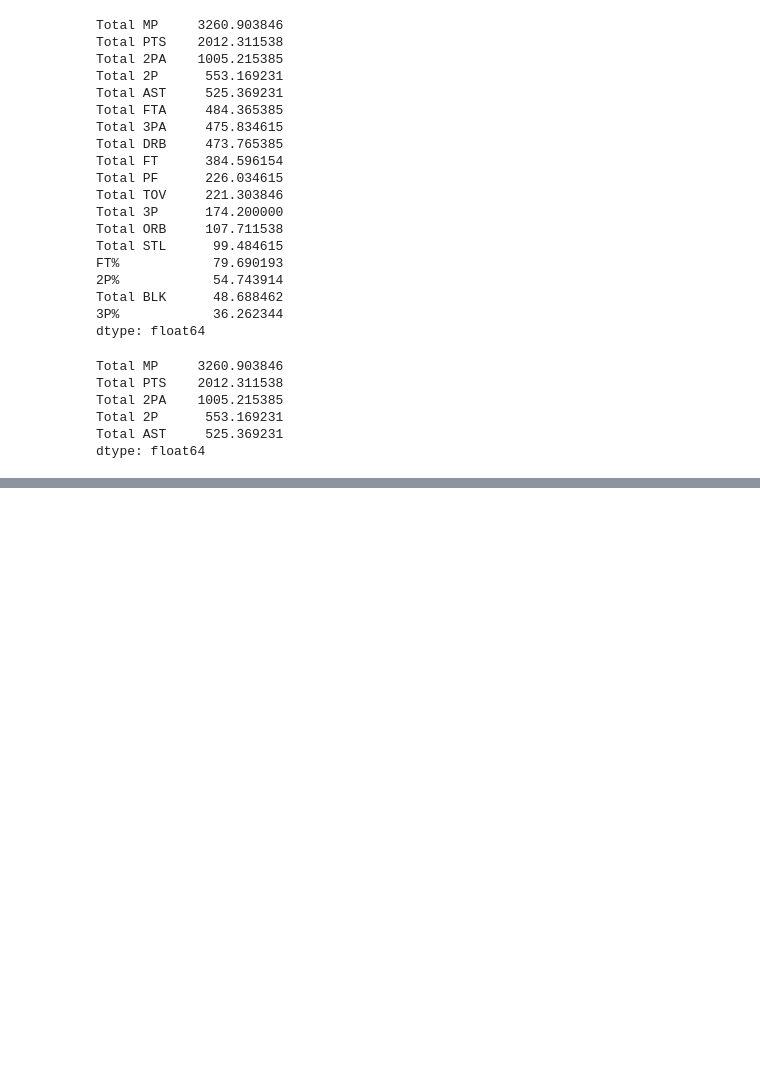
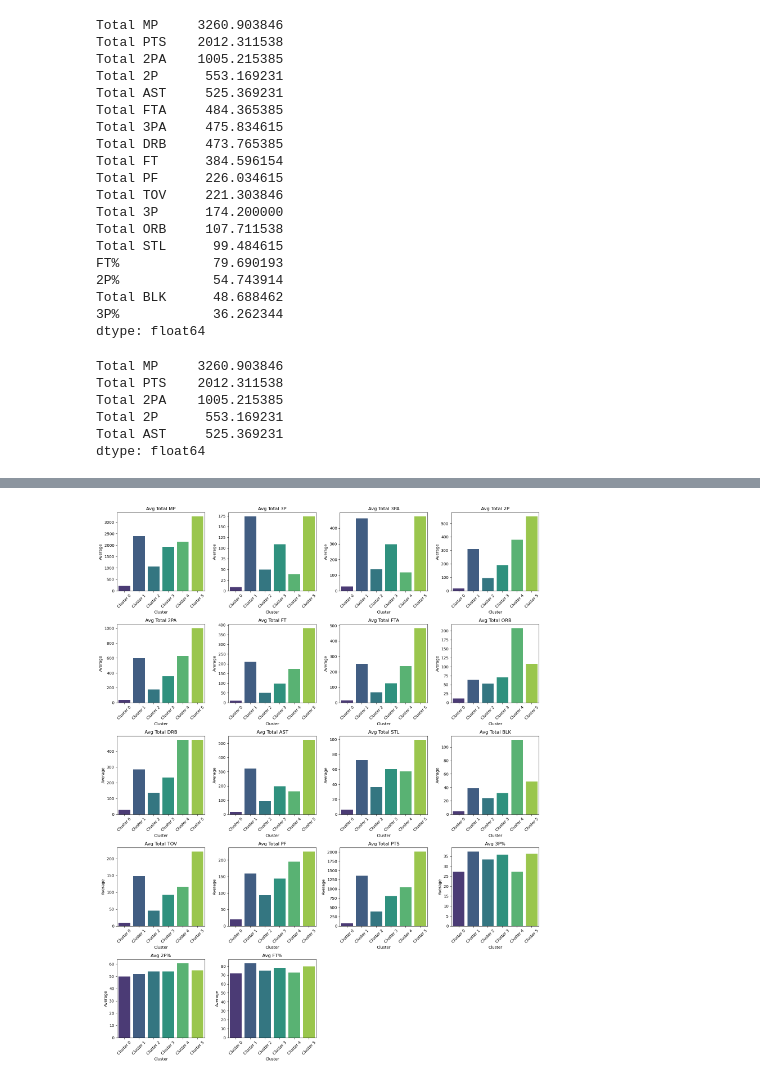
Before and after one commit to nazstephen/NBA-Archetypes, a Jupyter notebook: Project Notebook Part 2.ipynb, the cells around one changed output, grey strips where cells are left out. Saved outputs shown, nothing was run; the diff lists cells and outputs as text; code cells hidden in the pictures; blank space fills up the shorter version.

```diff
--- a/Project Notebook Part 2.ipynb
+++ b/Project Notebook Part 2.ipynb
@@ -345,3 +346,47 @@ display(cluster_comparison_df)
 | Cluster 3 | 1921.815957 | 109.040426 | 296.586170 | 190.748936 | 356.503191 | 97.600000 | 124.548936 | 70.510638 | 233.270213 | ... |
 | Cluster 4 | 2143.327586 | 39.362069 | 117.593103 | 378.951724 | 629.775862 | 172.941379 | 237.600000 | 207.944828 | 472.824138 | ... |
 | Cluster 5 | 3260.903846 | 174.200000 | 475.834615 | 553.169231 | 1005.215385 | 384.596154 | 484.365385 | 107.711538 | 473.765385 | ... |
+# %%
+import matplotlib.pyplot as plt
+import seaborn as sns
+
+def plot_cluster_comparisons(averages_df):
+    """
+    Create a grid of bar plots to compare average stats across clusters.
+
+    Args:
+    - averages_df (DataFrame): DataFrame containing average stats for each cluster.
+    """
+    # Number of rows and columns for the grid (adjust based on the number of stats)
+    n_rows = len(averages_df.columns) // 4 + 1  # Adjusting to fit 4 columns per row
+    n_cols = 4  # We will have 4 columns of plots per row
+
+    # Create a figure and axes for the grid
+    fig, axes = plt.subplots(n_rows, n_cols, figsize=(16, n_rows * 4))
+
+    # Flatten axes to make indexing easier
+    axes = axes.flatten()
+
+    # Plot a bar plot for each stat
+    for i, stat in enumerate(averages_df.columns):
+        sns.barplot(x=averages_df.index, y=averages_df[stat], ax=axes[i], palette='viridis')
+        axes[i].set_title(f"Avg {stat}")
+        axes[i].set_ylabel('Average')
+        axes[i].set_xlabel('Cluster')
+
+        # Rotate x-axis labels by 45 degrees for better readability
+        for label in axes[i].get_xticklabels():
+            label.set_rotation(45)
+
+    # Remove any empty subplots
+    for j in range(i + 1, len(axes)):
+        axes[j].axis('off')
+
+    # Adjust layout for better spacing
+    plt.tight_layout()
+    plt.show()
+
+# Assuming 'cluster_comparison_df' is the DataFrame with the average stats for each cluster
+plot_cluster_comparisons(cluster_comparison_df)
+# %% [output]
+[figure, added]
```
Also changed, not shown: parts of 8 cells of this notebook.
